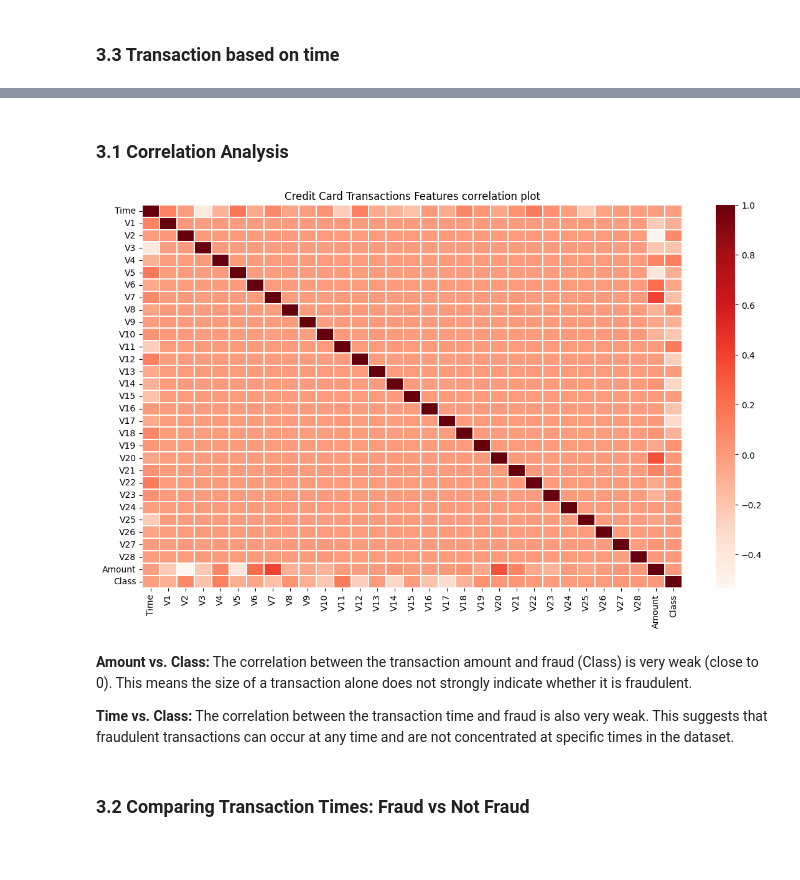
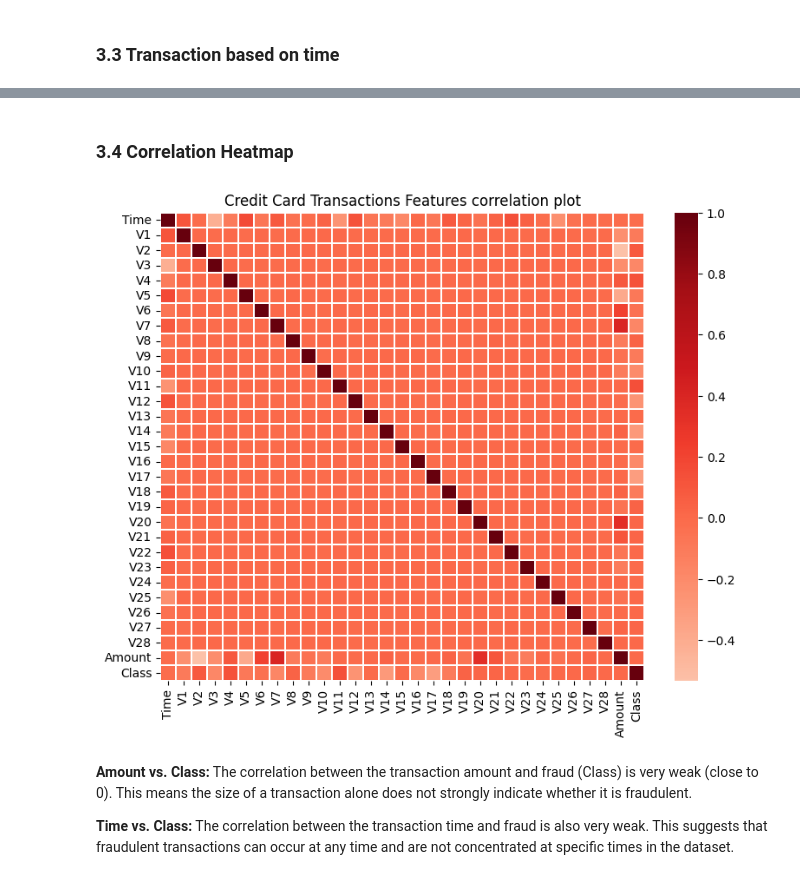
Before and after one commit to rixwan-khan/Credit_Card_Fraud_Detection, a Jupyter notebook: credit_card_fraud_detection.ipynb, the cells around one changed output, grey strips where cells are left out. Drawn from its saved outputs; the diff is of its cells as text; code cells hidden in the pictures; blank space fills up the shorter version.

```diff
--- a/credit_card_fraud_detection.ipynb
+++ b/credit_card_fraud_detection.ipynb
@@ -382,23 +356,22 @@ ValueError: Could not interpret value `Amount` for `hue`. An entry with this nam
 # %% [markdown]
-### **3.1 Correlation Analysis**
+### **3.4 Correlation Heatmap**
 # %%
-plt.figure(figsize=(14,8))
+plt.figure(figsize=(9,7))
 plt.title('Credit Card Transactions Features correlation plot')
 corr = df.corr()
 sns.heatmap(
     corr,
     xticklabels=corr.columns,
     yticklabels=corr.columns,
     linewidths=.1,
-    cmap='Reds'
+    cmap='Reds',
+    center=0
 )
 
 plt.show();
 # %% [output]
-[figure, old version]
+[figure, new version]
 # %% [markdown]
 **Amount vs. Class:** The correlation between the transaction amount and fraud (Class) is very weak (close to 0). This means the size of a transaction alone does not strongly indicate whether it is fraudulent.
 
 **Time vs. Class:** The correlation between the transaction time and fraud is also very weak. This suggests that fraudulent transactions can occur at any time and are not concentrated at specific times in the dataset.
-# %% [markdown]
-### **3.2 Comparing Transaction Times: Fraud vs Not Fraud**
```
Also changed, not shown: parts of 27 cells of this notebook.
